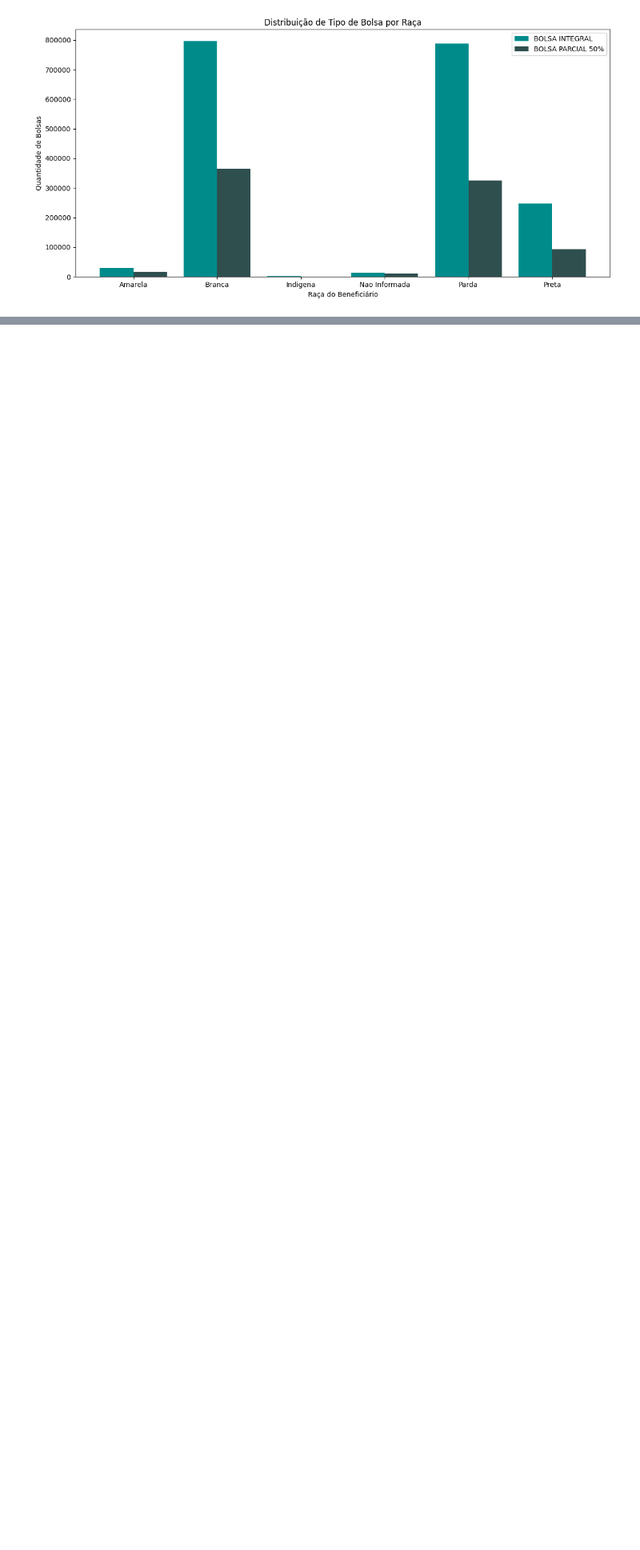
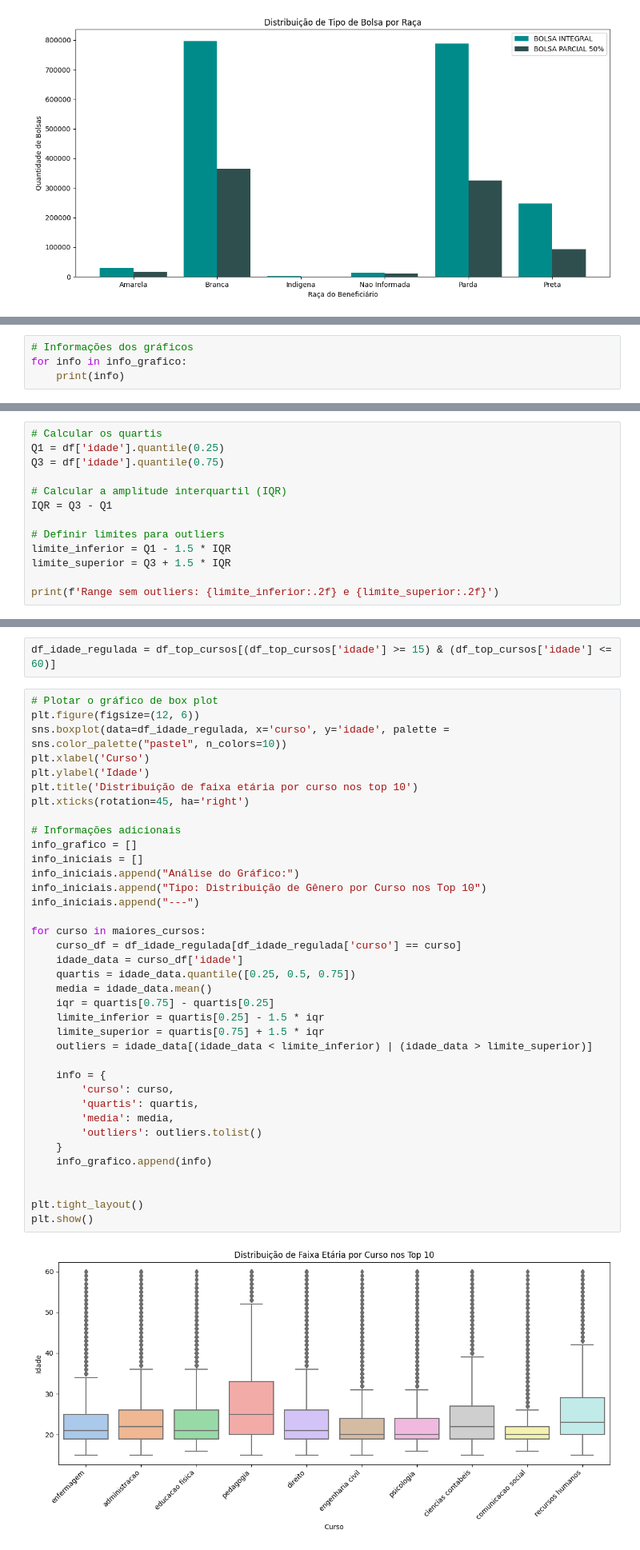
Before and after one commit to DanielCustodioDias/Projeto_PROUNI, a Jupyter notebook: main/main.ipynb, the cells around one changed output, grey strips where cells are left out. Shown at 80% size. Cells and saved outputs as stored; diff of their text form; blank space fills up the shorter version.

```diff
--- a/main/main.ipynb
+++ b/main/main.ipynb
@@ -713,0 +808,4 @@ Error:
+# %%
+# Informações dos gráficos
+for info in info_grafico:
+    print(info)
@@ -713,0 +842,13 @@ Error:
+# %%
+# Calcular os quartis
+Q1 = df['idade'].quantile(0.25)
+Q3 = df['idade'].quantile(0.75)
+
+# Calcular a amplitude interquartil (IQR)
+IQR = Q3 - Q1
+
+# Definir limites para outliers
+limite_inferior = Q1 - 1.5 * IQR
+limite_superior = Q3 + 1.5 * IQR
+
+print(f'Range sem outliers: {limite_inferior:.2f} e {limite_superior:.2f}')
@@ -713,0 +857,41 @@ Error:
+# %%
+df_idade_regulada = df_top_cursos[(df_top_cursos['idade'] >= 15) & (df_top_cursos['idade'] <= 60)]
+# %%
+# Plotar o gráfico de box plot
+plt.figure(figsize=(12, 6))
+sns.boxplot(data=df_idade_regulada, x='curso', y='idade', palette = sns.color_palette("pastel", n_colors=10))
+plt.xlabel('Curso')
+plt.ylabel('Idade')
+plt.title('Distribuição de faixa etária por curso nos top 10')
+plt.xticks(rotation=45, ha='right')
+
+# Informações adicionais
+info_grafico = []
+info_iniciais = []
+info_iniciais.append("Análise do Gráfico:")
+info_iniciais.append("Tipo: Distribuição de Gênero por Curso nos Top 10")
+info_iniciais.append("---")
+
+for curso in maiores_cursos:
+    curso_df = df_idade_regulada[df_idade_regulada['curso'] == curso]
+    idade_data = curso_df['idade']
+    quartis = idade_data.quantile([0.25, 0.5, 0.75])
+    media = idade_data.mean()
+    iqr = quartis[0.75] - quartis[0.25]
+    limite_inferior = quartis[0.25] - 1.5 * iqr
+    limite_superior = quartis[0.75] + 1.5 * iqr
+    outliers = idade_data[(idade_data < limite_inferior) | (idade_data > limite_superior)]
+
+    info = {
+        'curso': curso,
+        'quartis': quartis,
+        'media': media,
+        'outliers': outliers.tolist()
+    }
+    info_grafico.append(info)
+
+
+plt.tight_layout()
+plt.show()
+# %% [output]
+[figure, added]
```
Also changed, not shown: parts of 41 cells of this notebook.
